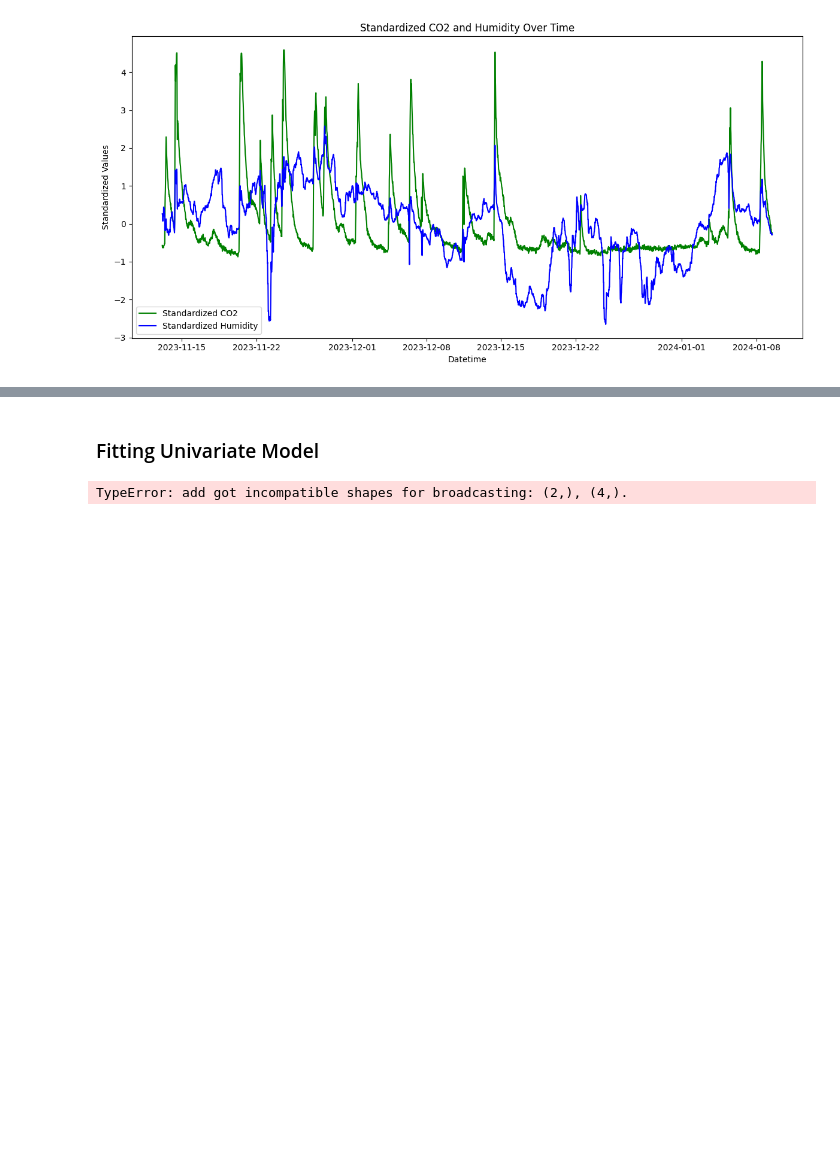
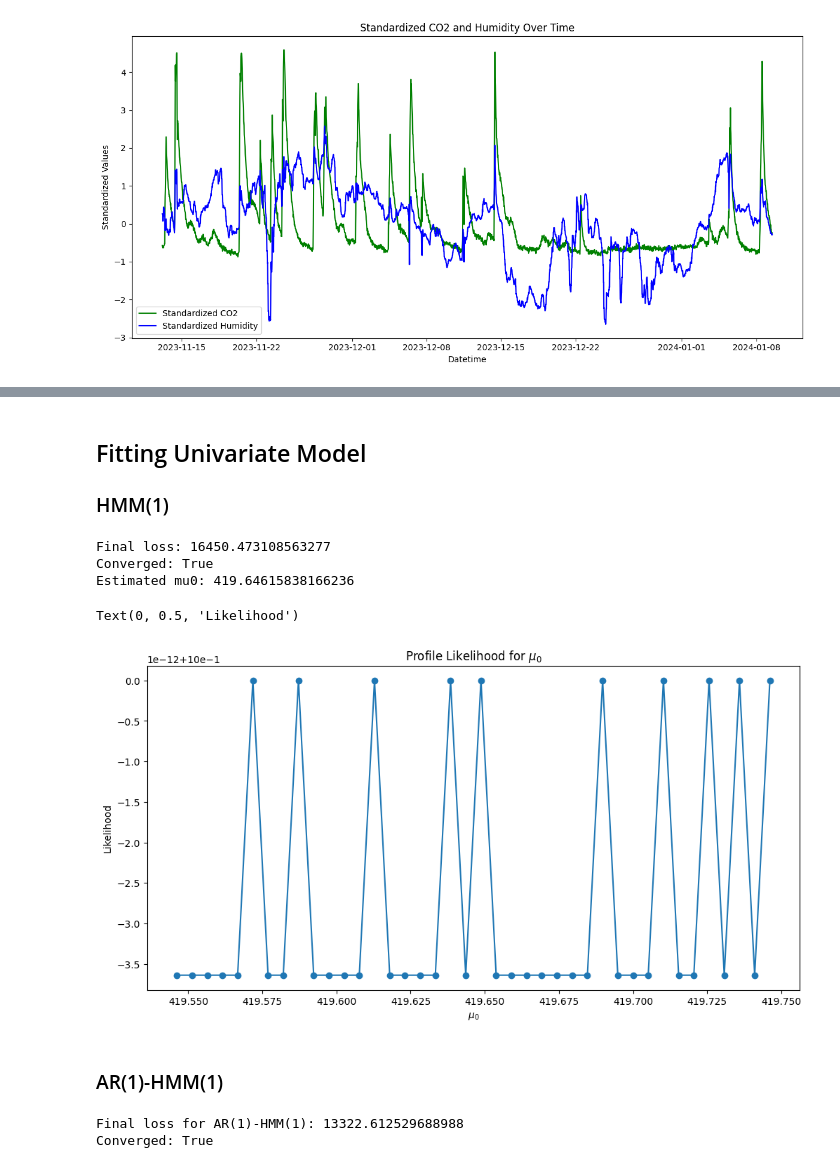
Before and after one commit to Maccen26/hmm-modelling, a Jupyter notebook: week_6_part_2.ipynb, the cells around one changed output, grey strips where cells are left out. Saved outputs shown, nothing was run; the diff lists cells and outputs as text; code cells hidden in the pictures; blank space fills up the shorter version.

Commit message:
Starting fitting of AR(1)-HMM(1) model with updated emission parameters

```diff
--- a/week_6_part_2.ipynb
+++ b/week_6_part_2.ipynb
@@ -145,14 +153,59 @@ data = (traindata.ys, None, inital_dist)  # initial distribution: all in state 0
 # %% [markdown]
-### Fitting Univariate Model
+## Fitting Univariate Model
+
+### HMM(1)
 # %%
+
+
 emission = GaussEmission.from_params(mu=mu_seed, sigma=std_seed)  # emission distribution
 transition = StaticTransition.from_params(transition_matrix=transition_matrix)  # transition distribution
 gauss_params = Params(emission=emission, transition=transition)  # combine into Params object
 
 
 
-solver = LBFGSSolver(n_iter=500)
+solver = LBFGSSolver(n_iter=15000)
 
 results = solver.fit(params=gauss_params, loss_fn=negative_likelihood, data=data)  # solve for parameters
+fitted_gauss_params = results.params  # fitted parameters
+print(f"Final loss: {results.loss}")
+print(f"Converged: {results.converged}")
+print(f"Estimated mu0: {results.params.emission.mu0}")
 # %% [output]
-TypeError: add got incompatible shapes for broadcasting: (2,), (4,).
+Final loss: 16450.473108563277
+Converged: True
+Estimated mu0: 419.64615838166236
+# %%
+def profile_likehood_mu0(mu0_range: jnp.ndarray, params: Params, data: tuple) -> jnp.ndarray:
+    """Profile the negative log-likelihood over a range of mu0 values."""
+    profile_likelihoods = []
+    solver = LBFGSSolver(n_iter=1000)
+
+    for mu0 in mu0_range:
+        # Create new Params with updated mu0
+        emission = params.emission.update_param(param_name="mu0", new_value=mu0, index=None)
+        params = Params(emission=emission, transition=params.transition)
+        results = solver.fit(params=params, loss_fn=negative_likelihood, data=data)  # solve for parameters
+        params = results.params  # get the fitted parameters
+        nll = results.loss
+
+        profile_likelihoods.append(nll)
+
+    return jnp.array(profile_likelihoods)
+# %%
+mu0_range = jnp.linspace(results.params.emission.mu0 - 0.1, results.params.emission.mu0  + 0.1, 40)  # range of mu0 values to profile
+
+nll = profile_likehood_mu0(mu0_range, results.params, data)
+# %%
+#Plot profile likelihood
+ll = -nll  # Convert negative log-likelihood to log-likelihood for plotting
+profile_likelihoods = jnp.exp(ll - jnp.max(ll))  # Convert negative log-likelihood to likelihood for plotting
+plt.figure(figsize=(12, 6))
+plt.plot(mu0_range, profile_likelihoods, marker='o')
+plt.title("Profile Likelihood for $\mu_0$")
+plt.xlabel("$\mu_0$")
+plt.ylabel("Likelihood")
+# %% [output]
+Text(0, 0.5, 'Likelihood')
+[figure, added]
+# %% [markdown]
+### AR(1)-HMM(1)
@@ -158,0 +216,14 @@ TypeError: add got incompatible shapes for broadcasting: (2,), (4,).
+# %%
+
+emission = AutoregressiveGaussEmission.from_params(mu=mu, sigma=std, phi=phi)  # emission distribution
+transition = fitted_gauss_params.transition  # transition distribution
+
+ar1_params = Params(emission=emission, transition=transition)  # combine into Params object
+
+results_ar1 = solver.fit(params=ar1_params, loss_fn=negative_likelihood, data=data)  # solve for parameters
+
+print(f"Final loss for AR(1)-HMM(1): {results_ar1.loss}")
+print(f"Converged: {results_ar1.converged}")
+# %% [output]
+Final loss for AR(1)-HMM(1): 13322.612529688988
+Converged: True
```
Also changed, not shown: parts of 4 cells of this notebook.
